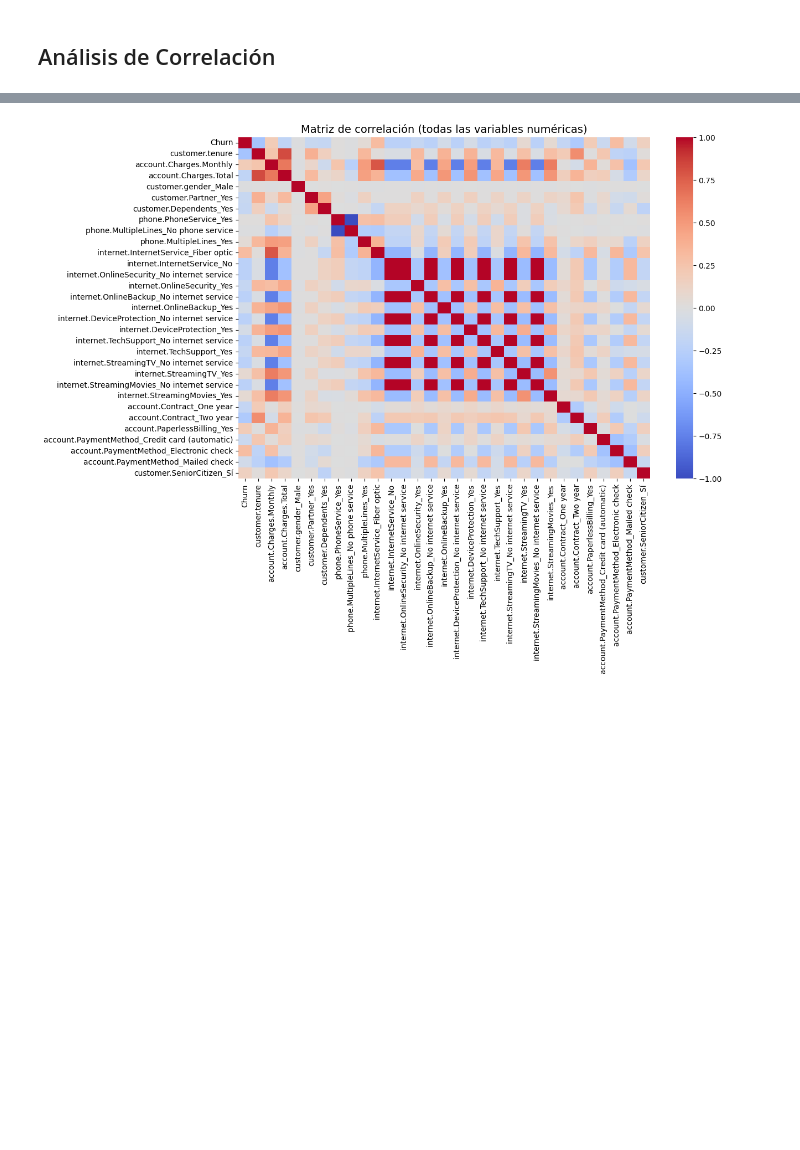
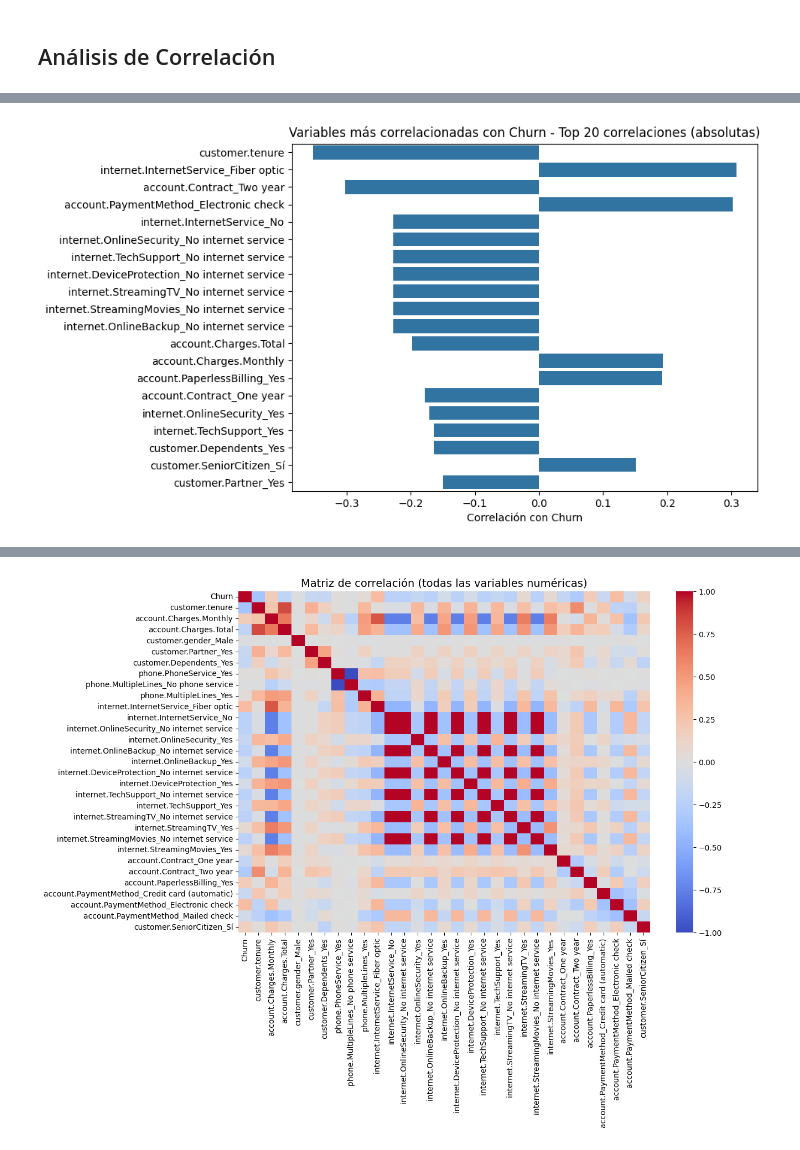
Before and after one commit to Tecindes/ChakkengeONE, a Jupyter notebook: TelecomX_parte2_latam.ipynb, the cells around one changed output, grey strips where cells are left out. Drawn from its saved outputs; the diff is of its cells as text; code cells hidden in the pictures; blank space fills up the shorter version.

```diff
--- a/TelecomX_parte2_latam.ipynb
+++ b/TelecomX_parte2_latam.ipynb
@@ -731,0 +756,10 @@ corr_matrix = df_encoded.corr()
+# %%
+# 6️⃣ Seleccionar las más relevantes
+#top_corr_vars = churn_corr_sorted[churn_corr_sorted > 0.1]
+#print(top_corr_vars)
+
+# Correlación con Churn y ordenar por magnitud (valor absoluto)
+corr_with_churn = df_encoded[num_cols].corrwith(df_encoded['Churn']).sort_values(
+    key=np.abs, ascending=False
+)
+print(corr_with_churn.head(20))
@@ -731,0 +784,17 @@ corr_matrix = df_encoded.corr()
+# %%
+# 7️⃣ Visualizar
+import seaborn as sns
+import matplotlib.pyplot as plt
+
+top_n = 20
+vals = corr_with_churn.iloc[:top_n]
+
+plt.figure(figsize=(8,6))
+sns.barplot(x=vals .values, y=vals .index)
+#plt.title('Variables más correlacionadas con Churn')
+plt.xlabel('Correlación con Churn')
+plt.ylabel('')
+plt.title(f'Variables más correlacionadas con Churn - Top {top_n} correlaciones (absolutas)')
+plt.show()
+# %% [output]
+[figure, added]
```
Also changed, not shown: parts of 23 cells of this notebook.
